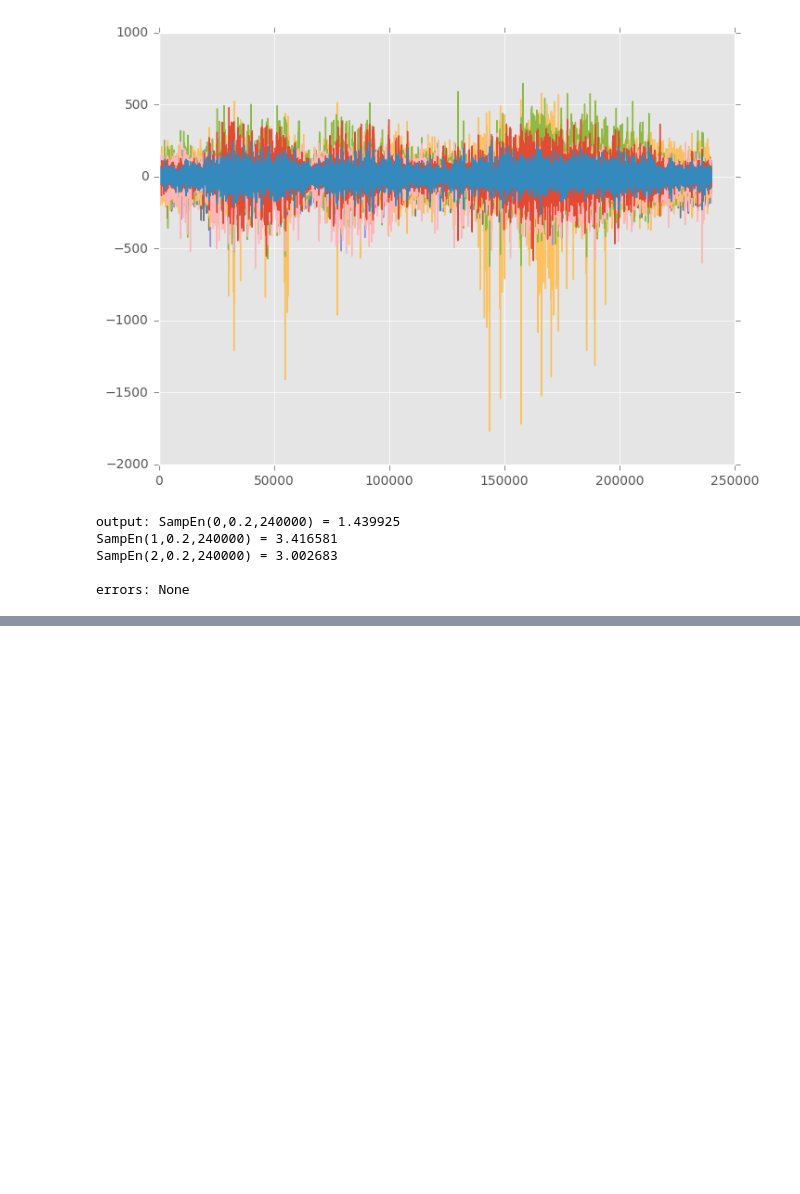
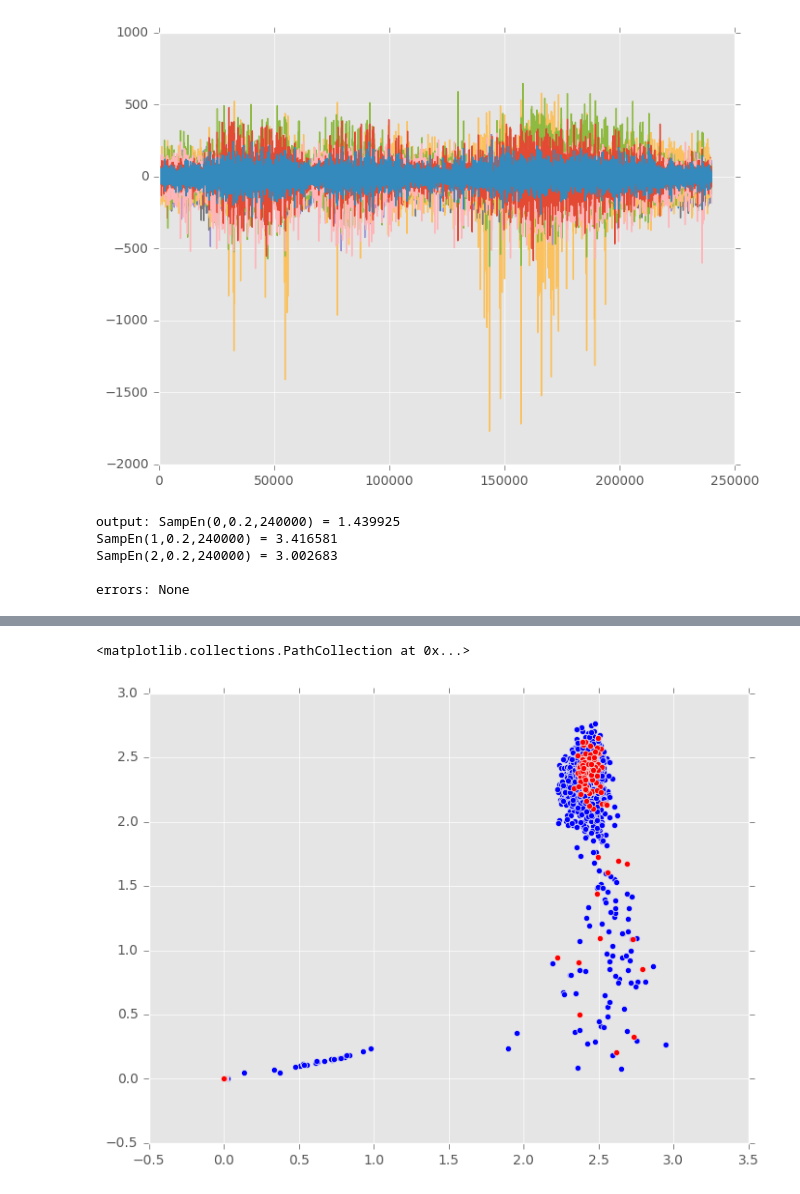
Before and after one commit to xkortex/eeg_seizure_prediction, a Jupyter notebook: vec_sampen01.ipynb, the cells around one changed output, grey strips where cells are left out. Saved outputs shown, nothing was run; the diff lists cells and outputs as text; code cells hidden in the pictures; blank space fills up the shorter version.

```diff
--- a/vec_sampen01.ipynb
+++ b/vec_sampen01.ipynb
@@ -98,0 +205,7 @@ errors: None
+# %%
+a, b = 4, 5
+plt.scatter(d0[a], d0[b] )
+plt.scatter(d1[a], d1[b], c='r')
+# %% [output]
+<matplotlib.collections.PathCollection at 0x...>
+[figure, added]
```
Also changed, not shown: parts of 19 cells of this notebook, 1 other file.
